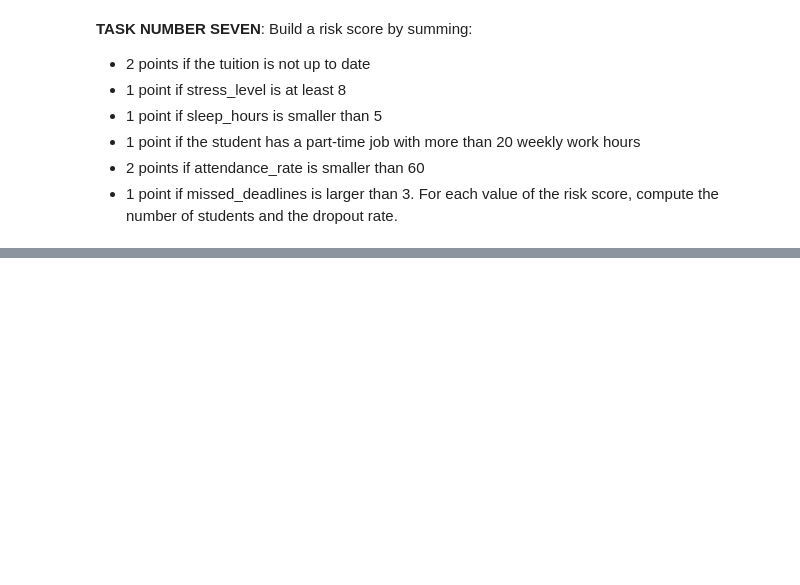
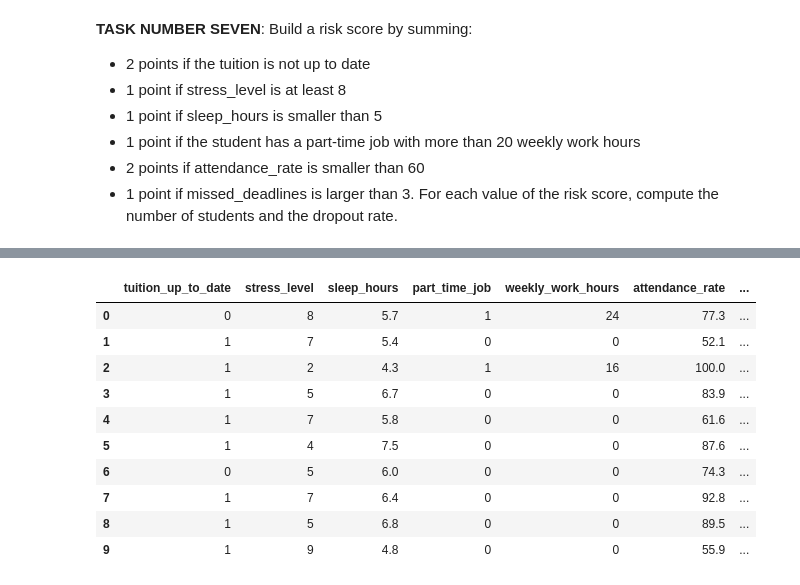
Before and after one commit to reneefarinelli/Farinelli_project, a Jupyter notebook: project_science.ipynb, the cells around one changed output, grey strips where cells are left out. Saved outputs shown, nothing was run; the diff lists cells and outputs as text; code cells hidden in the pictures; blank space fills up the shorter version.

```diff
--- a/project_science.ipynb
+++ b/project_science.ipynb
@@ -333,0 +342,33 @@ For each value of the risk score, compute the number of students and the dropout
+# %%
+def risk(row):
+    score = 0
+    if row['tuition_up_to_date'] == 0:
+        score += 2
+    if row['stress_level'] >= 8:
+        score += 1
+    if row['sleep_hours'] < 5:
+        score += 1
+    if row['part_time_job'] == 1 and row['weekly_work_hours'] > 20:
+        score += 1
+    if row['attendance_rate'] < 60:
+        score += 2
+    if row['missed_deadlines'] > 3:
+        score += 1
+    return score
+
+students['risk_score'] = students.apply(risk, axis=1)
+
+students[[ 'tuition_up_to_date', 'stress_level', 'sleep_hours', 'part_time_job',
+          'weekly_work_hours', 'attendance_rate', 'missed_deadlines' , 'risk_score']].head(10)
+# %% [output]
+|  | tuition_up_to_date | stress_level | sleep_hours | part_time_job | weekly_work_hours | attendance_rate | ... |
+| 0 | 0 | 8 | 5.7 | 1 | 24 | 77.3 | ... |
+| 1 | 1 | 7 | 5.4 | 0 | 0 | 52.1 | ... |
+| 2 | 1 | 2 | 4.3 | 1 | 16 | 100.0 | ... |
+| 3 | 1 | 5 | 6.7 | 0 | 0 | 83.9 | ... |
+| 4 | 1 | 7 | 5.8 | 0 | 0 | 61.6 | ... |
+| 5 | 1 | 4 | 7.5 | 0 | 0 | 87.6 | ... |
+| 6 | 0 | 5 | 6.0 | 0 | 0 | 74.3 | ... |
+| 7 | 1 | 7 | 6.4 | 0 | 0 | 92.8 | ... |
+| 8 | 1 | 5 | 6.8 | 0 | 0 | 89.5 | ... |
+| 9 | 1 | 9 | 4.8 | 0 | 0 | 55.9 | ... |
```
Also changed, not shown: parts of 5 cells of this notebook.
